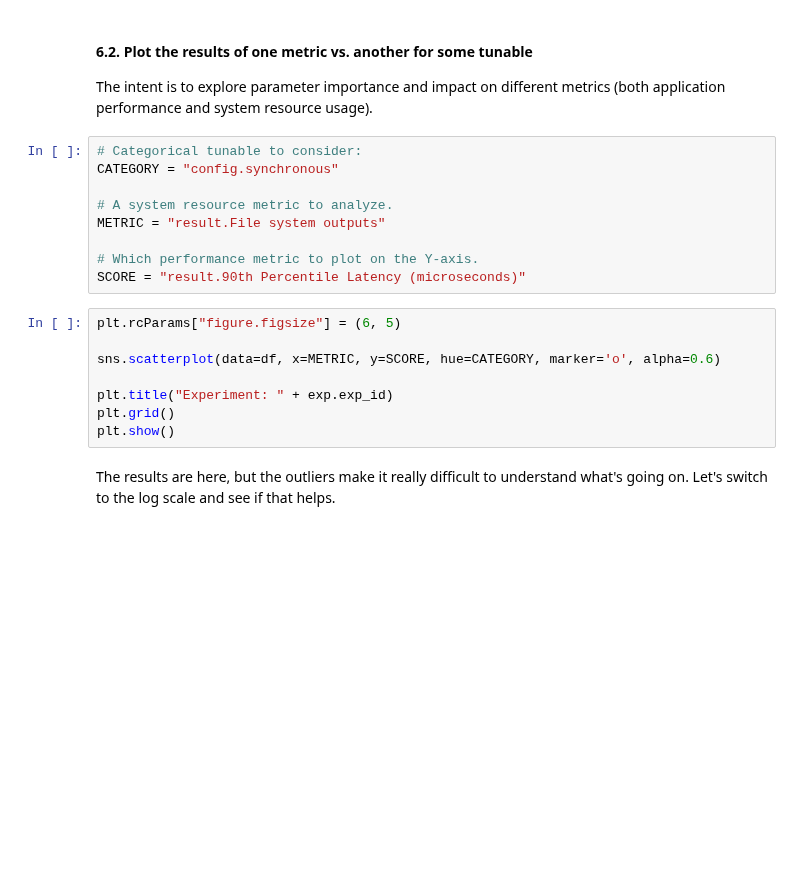
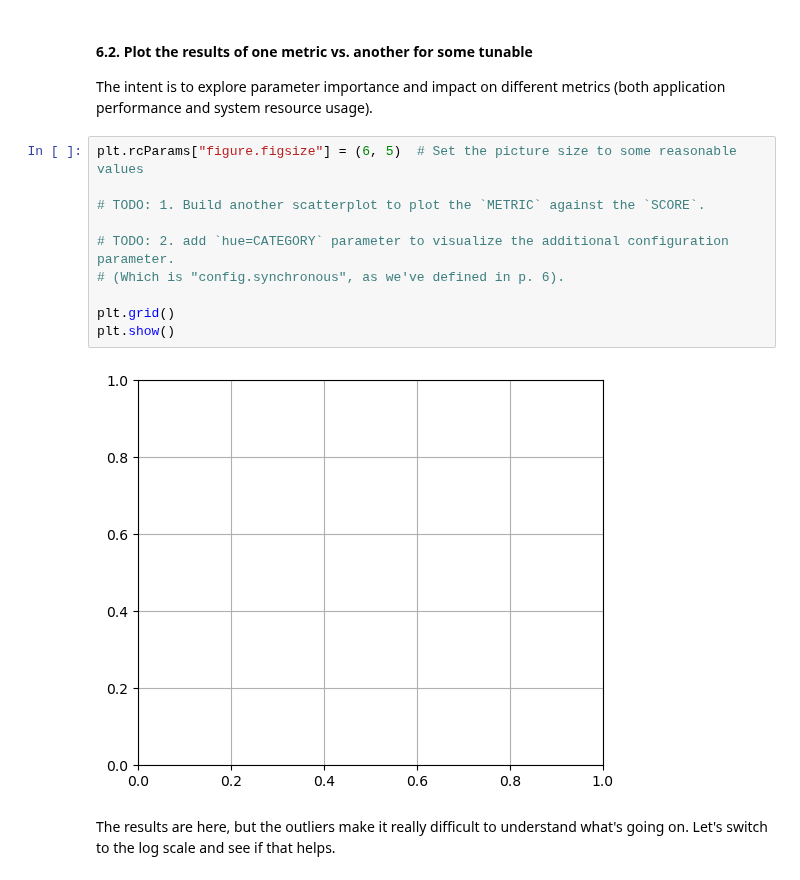
Before and after one commit to Microsoft-CISL/sqlite-autotuning, a Jupyter notebook: mlos_demo_sqlite.ipynb, the cells around one changed output. Cells and saved outputs as stored; diff of their text form; blank space fills up the shorter version.

```diff
--- a/mlos_demo_sqlite.ipynb
+++ b/mlos_demo_sqlite.ipynb
@@ -73,23 +119,18 @@ df.loc[1]
 #### 6.2. Plot the results of one metric vs. another for some tunable
 
 The intent is to explore parameter importance and impact on different metrics (both application performance and system resource usage).
-# %%
-# Categorical tunable to consider:
-CATEGORY = "config.synchronous"
-
-# A system resource metric to analyze.
-METRIC = "result.File system outputs"
-
-# Which performance metric to plot on the Y-axis.
-SCORE = "result.90th Percentile Latency (microseconds)"
 # %%
-plt.rcParams["figure.figsize"] = (6, 5)
+plt.rcParams["figure.figsize"] = (6, 5)  # Set the picture size to some reasonable values
 
-sns.scatterplot(data=df, x=METRIC, y=SCORE, hue=CATEGORY, marker='o', alpha=0.6)
+# TODO: 1. Build another scatterplot to plot the `METRIC` against the `SCORE`.
 
-plt.title("Experiment: " + exp.exp_id)
+# TODO: 2. add `hue=CATEGORY` parameter to visualize the additional configuration parameter.
+# (Which is "config.synchronous", as we've defined in p. 6).
+
 plt.grid()
 plt.show()
+# %% [output]
+[figure, added]
 # %% [markdown]
 The results are here, but the outliers make it really difficult to understand what's going on. Let's switch to the log scale and see if that helps.
 # %% [markdown]
```
Also changed, not shown: parts of 24 cells of this notebook, 1 other file.
